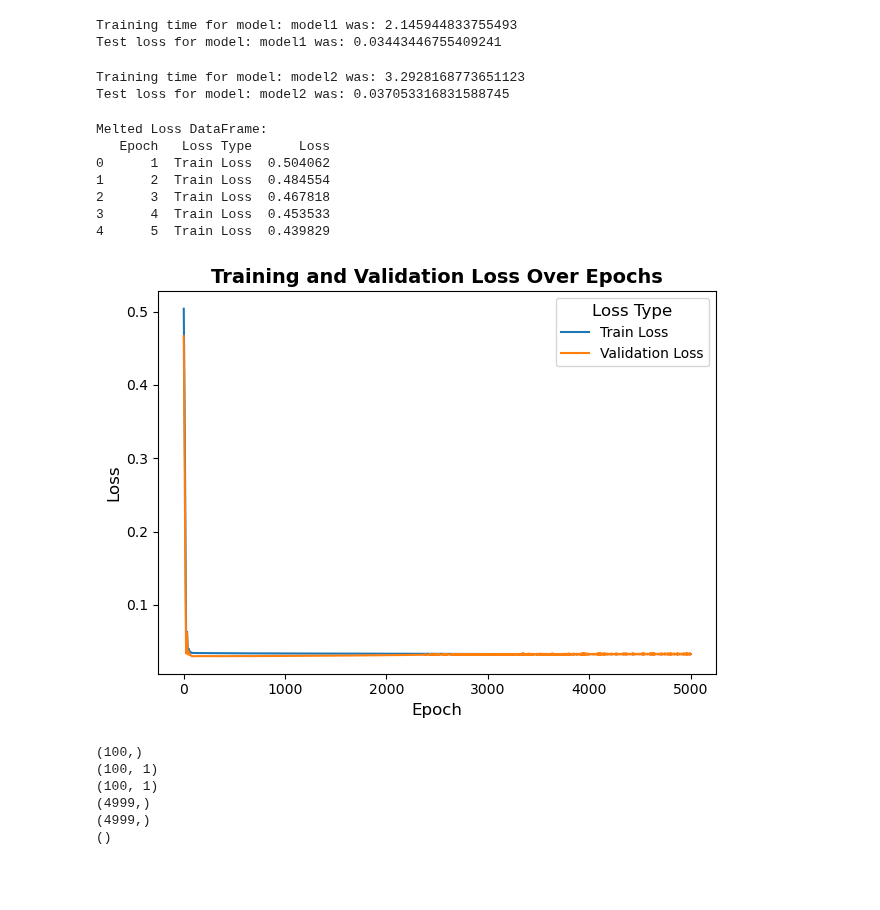
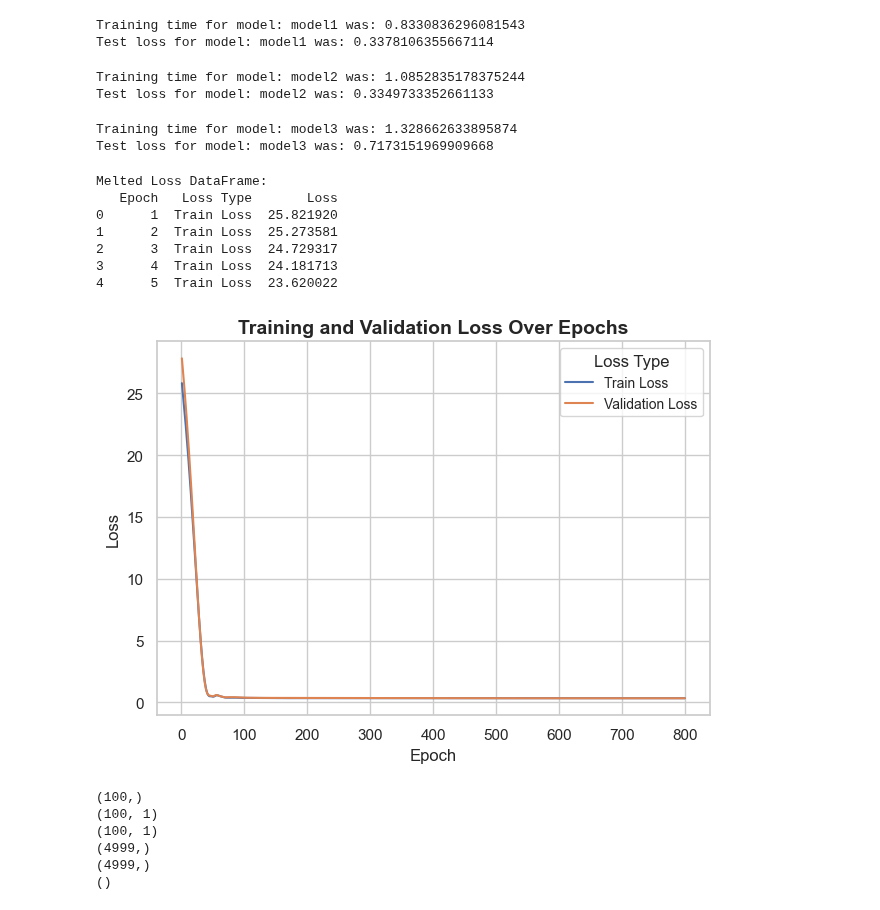
Before and after one commit to zeshenbao/KAN-Kolmogorov-Arnold-Networks, a Jupyter notebook: MLP/MLP_results.ipynb, the cells around one changed output. Cells and saved outputs as stored; diff of their text form; code cells hidden in the pictures; blank space fills up the shorter version.

Commit message:
Uploading results

```diff
--- a/MLP/MLP_results.ipynb
+++ b/MLP/MLP_results.ipynb
@@ -94,36 +94,46 @@ def evaluate_model(cfg : dict, foldername : str) -> dict:
 configs = [
     {"name": "model1",
     "input_size" : 1,
-    "hidden_sizes" : [8,8],
+    "hidden_sizes" : [3],
     "output_size" : 1,
-    "n_epochs": 5000},
+    "n_epochs": 800},
 
     {"name": "model2",
     "input_size" : 1,
-    "hidden_sizes" : [25,25,25, 25],
+    "hidden_sizes" : [3, 3],
     "output_size" : 1,
-    "n_epochs": 5000}
-]
+    "n_epochs": 800},
+
+    {"name": "model3",
+    "input_size" : 1,
+    "hidden_sizes" : [3, 3, 3],
+    "output_size" : 1,
+    "n_epochs": 800},
+]  # TODO: change
 results = {}
-foldername = "../datasets/pink_sin_test2"
+foldername = "../datasets/uniform_x_241114"  # TODO: change
 for cfg in configs:
     if cfg["name"] not in results:
         results[cfg["name"]] = {}
     results[cfg["name"]] = evaluate_model(cfg, foldername)
 # %% [output]
-Training time for model: model1 was: 2.145944833755493
-Test loss for model: model1 was: 0.03443446755409241
+Training time for model: model1 was: 0.8330836296081543
+Test loss for model: model1 was: 0.3378106355667114
-Training time for model: model2 was: 3.2928168773651123
-Test loss for model: model2 was: 0.037053316831588745
+Training time for model: model2 was: 1.0852835178375244
+Test loss for model: model2 was: 0.3349733352661133
+Training time for model: model3 was: 1.328662633895874
+Test loss for model: model3 was: 0.7173151969909668
 # %%
 def plot_model(model_cfg, model_res : dict, model_name) -> None:
 
 
     #
     width = model_cfg["hidden_sizes"]
-    folder_name = f'{model_name}_uniform_sin(x)_{width}_241114_2' #save folder name, one for each model run
+    folder_name = f'{model_name}_uniform_x_{width}_241114' #save folder name, one for each model run  # TODO: change
     os.makedirs(f'./results/{folder_name}', exist_ok=True)
 
+    # Set Seaborn theme
+    sns.set_theme(style="whitegrid")
 
     # Create a figure with two subplots side by side
     #fig, ax = plt.subplots(1, 2, figsize=(16, 6))
@@ -222,17 +232,17 @@ def plot_model(model_cfg, model_res : dict, model_name) -> None:
 
     #variabel_namn = results["variabel_namn"]
     np.savez(f'./results/{folder_name}/MLP_plots.npz', epoch=range(1, len(model_res['train_loss']) + 1), train_loss = model_res['train_loss'], val_loss = model_res['test_loss'] , X_val = model_res["x_plot_valvals"], y_noise_val = model_res["x_val"], X_tot = model_res["true_data_x"],y_true_tot = model_res["true_data_y"], sorted_X = sorted_X, sorted_KAN_preds = sorted_KAN_preds)
-# %%
-plot_model(configs[0], results["model1"], model_name='model1')
-# %% [output]
-Melted Loss DataFrame:
-   Epoch   Loss Type      Loss
-0      1  Train Loss  0.504062
-1      2  Train Loss  0.484554
-2      3  Train Loss  0.467818
-3      4  Train Loss  0.453533
-4      5  Train Loss  0.439829
-[figure, removed]
+# %%
+plot_model(configs[2], results["model3"], model_name='model3')  # TODO: change what to plot
+# %% [output]
+Melted Loss DataFrame:
+   Epoch   Loss Type       Loss
+0      1  Train Loss  25.821920
+1      2  Train Loss  25.273581
+2      3  Train Loss  24.729317
+3      4  Train Loss  24.181713
+4      5  Train Loss  23.620022
+[figure, added]
 # %%
 data = np.load("./results/model1_uniform_sin(x)_[8, 8]_241114_2/MLP_plots.npz", allow_pickle=True)
 
```
Also changed, not shown: parts of 2 cells of this notebook, 12 other files.
